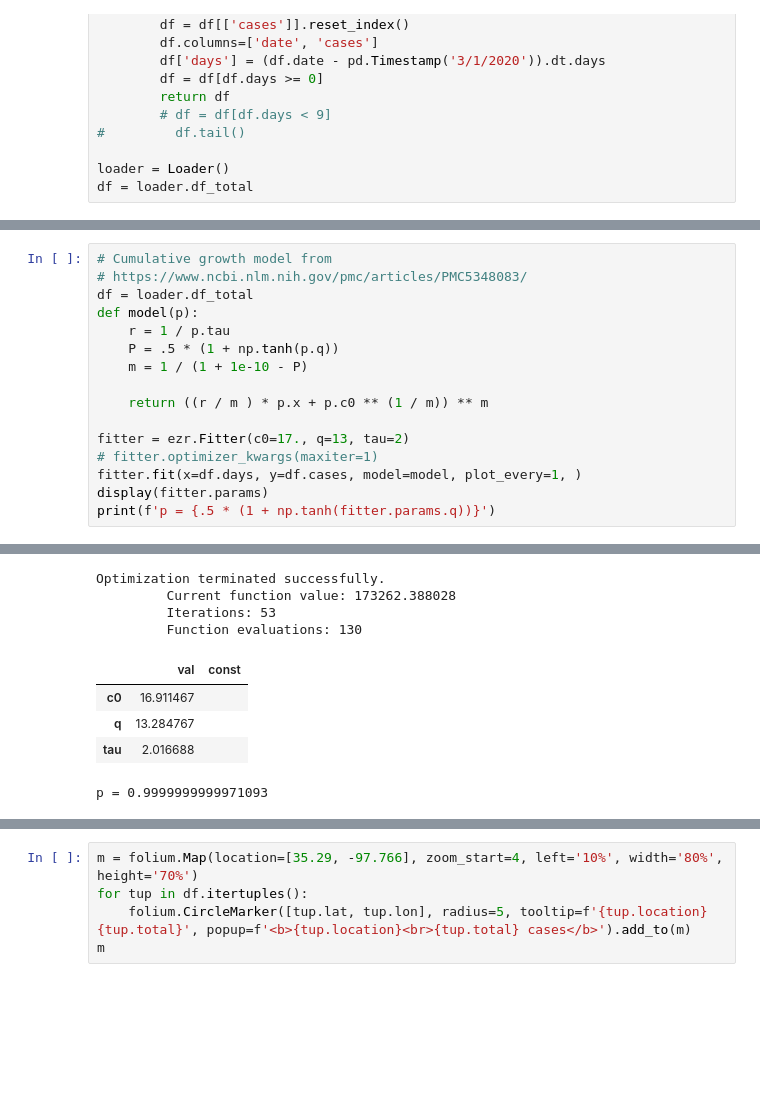
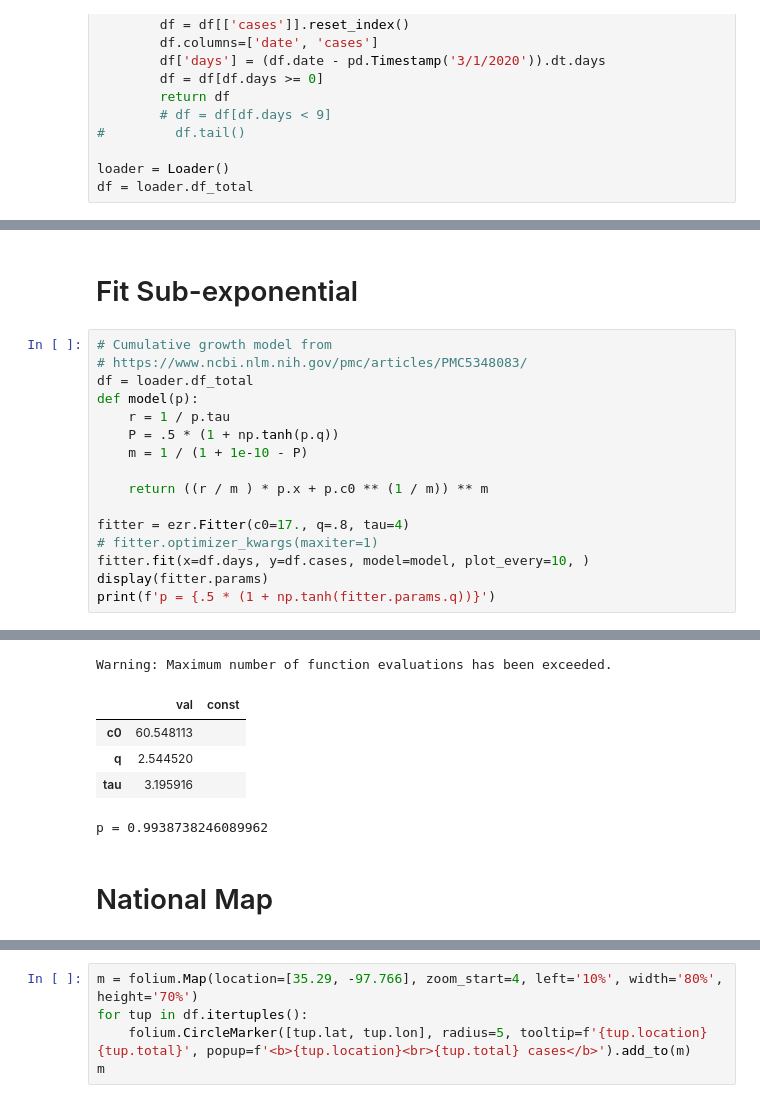
Before and after one commit to robdmc/COVID-19, a Jupyter notebook: us_corona.ipynb, the cells around one changed output, grey strips where cells are left out. Drawn from its saved outputs; the diff is of its cells as text; blank space fills up the shorter version.

```diff
--- a/us_corona.ipynb
+++ b/us_corona.ipynb
@@ -75,30 +96,31 @@ Warning: Maximum number of function evaluations has been exceeded.
+# %% [markdown]
+# Fit Sub-exponential
 # %%
 # Cumulative growth model from
 # https://www.ncbi.nlm.nih.gov/pmc/articles/PMC5348083/
 df = loader.df_total
 def model(p):
     r = 1 / p.tau
     P = .5 * (1 + np.tanh(p.q))
     m = 1 / (1 + 1e-10 - P)
 
     return ((r / m ) * p.x + p.c0 ** (1 / m)) ** m
 
-fitter = ezr.Fitter(c0=17., q=13, tau=2)
+fitter = ezr.Fitter(c0=17., q=.8, tau=4)
 # fitter.optimizer_kwargs(maxiter=1)
-fitter.fit(x=df.days, y=df.cases, model=model, plot_every=1, )
+fitter.fit(x=df.days, y=df.cases, model=model, plot_every=10, )
 display(fitter.params)
 print(f'p = {.5 * (1 + np.tanh(fitter.params.q))}')
 # %% [output]
 [interactive output not drawn]
-Optimization terminated successfully.
-         Current function value: 173262.388028
-         Iterations: 53
-         Function evaluations: 130
+Warning: Maximum number of function evaluations has been exceeded.
 |  | val | const |
-| c0 | 16.911467 |  |
-| q | 13.284767 |  |
-| tau | 2.016688 |  |
+| c0 | 60.548113 |  |
+| q | 2.544520 |  |
+| tau | 3.195916 |  |
-p = 0.9999999999971093
+p = 0.9938738246089962
+# %% [markdown]
+# National Map
 # %%
 df = loader.df_raw.T
 df['total'] = df.sum(axis=1)
```
Also changed, not shown: parts of 14 cells of this notebook, 1 other file.
